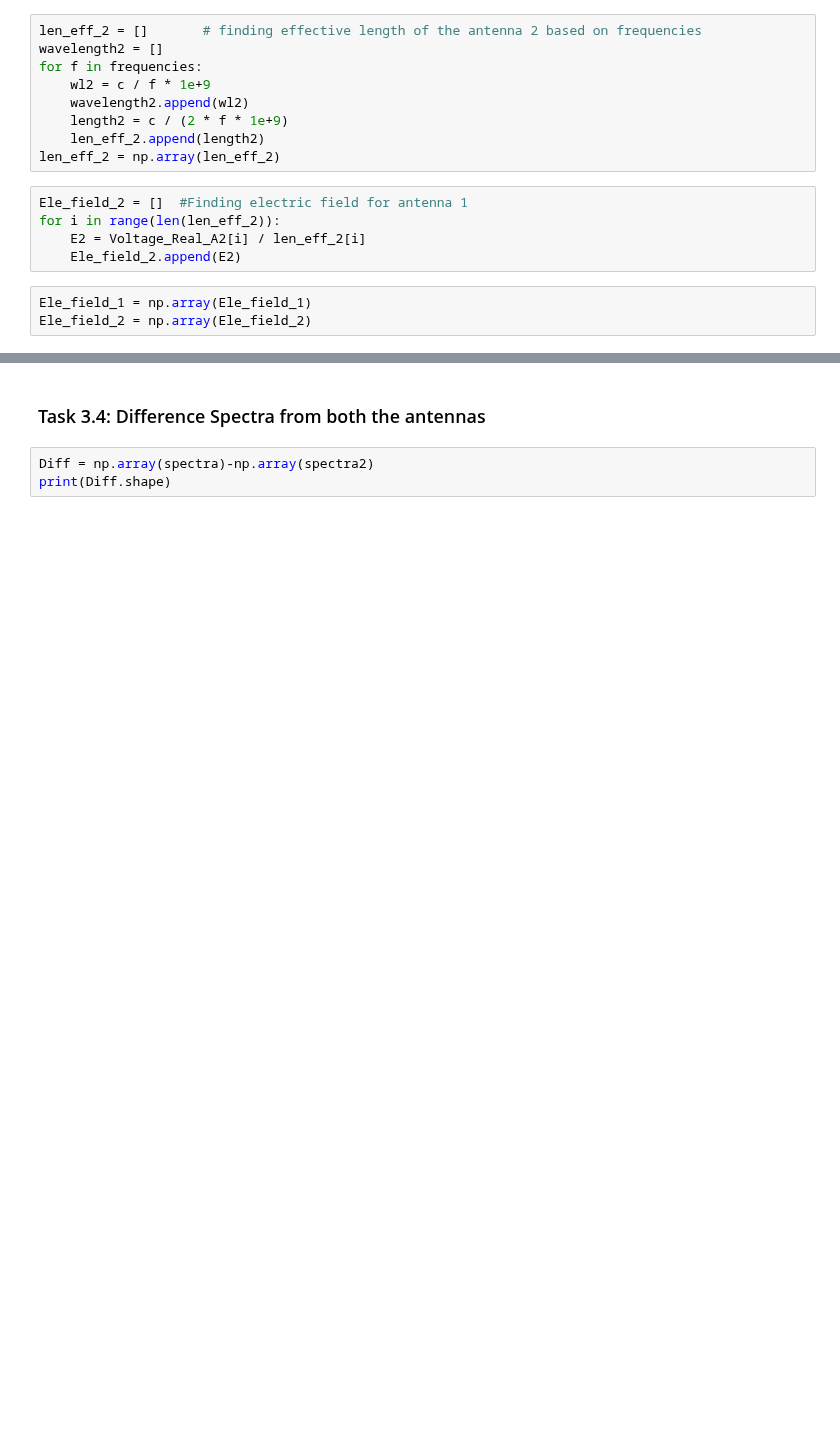
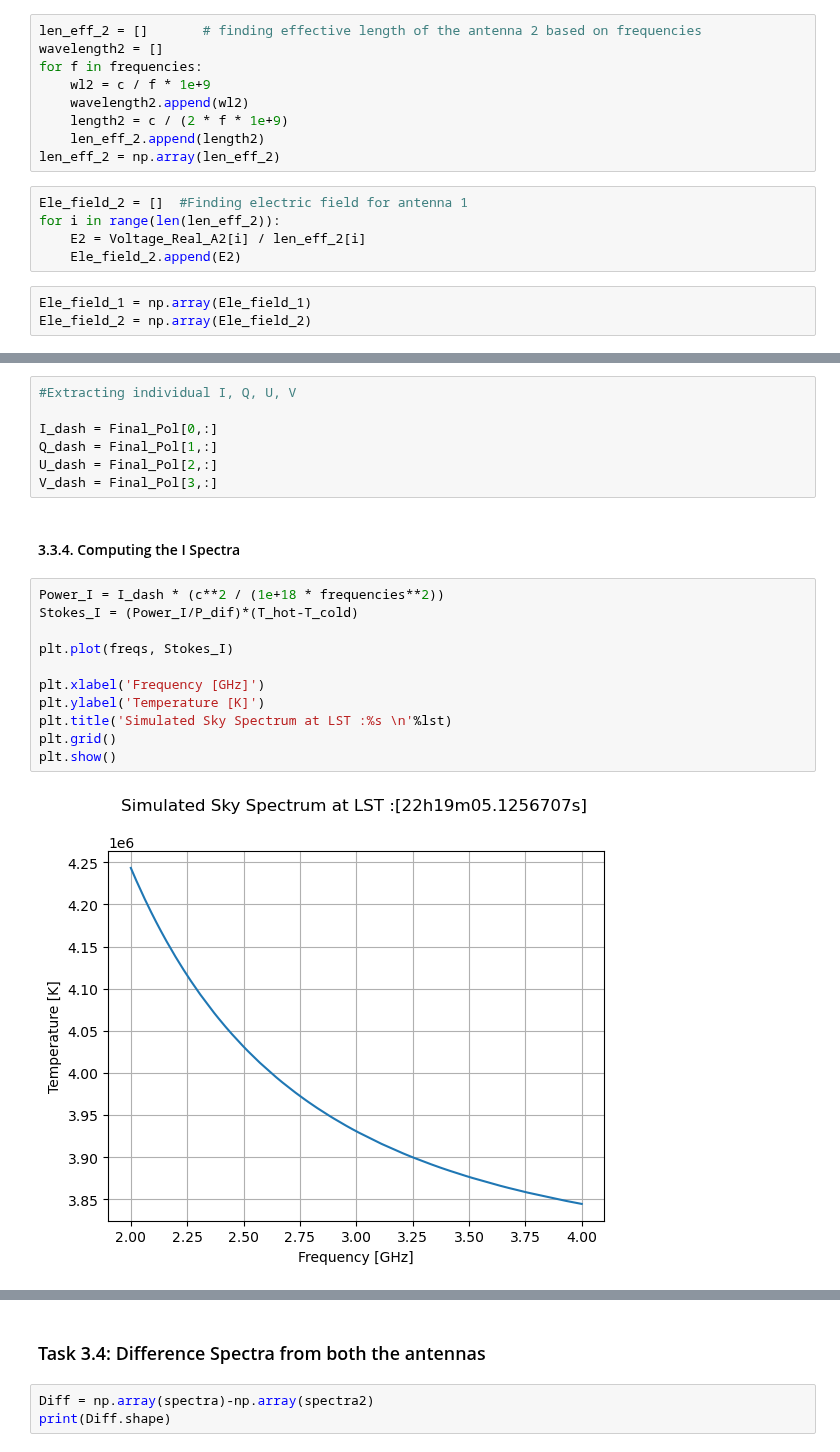
Before and after one commit to mayurisrao/APSERa, a Jupyter notebook: Apsera_Dual_Polarization_Modification.ipynb, the cells around one changed output, grey strips where cells are left out. Cells and saved outputs as stored; diff of their text form; blank space fills up the shorter version.

```diff
--- a/Apsera_Dual_Polarization_Modification.ipynb
+++ b/Apsera_Dual_Polarization_Modification.ipynb
@@ -817,0 +777,22 @@ plt.plot(Final_Pol[:,2])
+# %%
+#Extracting individual I, Q, U, V
+
+I_dash = Final_Pol[0,:]
+Q_dash = Final_Pol[1,:]
+U_dash = Final_Pol[2,:]
+V_dash = Final_Pol[3,:]
+# %% [markdown]
+#### 3.3.4. Computing the I Spectra
+# %%
+Power_I = I_dash * (c**2 / (1e+18 * frequencies**2))
+Stokes_I = (Power_I/P_dif)*(T_hot-T_cold)
+
+plt.plot(freqs, Stokes_I)
+
+plt.xlabel('Frequency [GHz]')
+plt.ylabel('Temperature [K]')
+plt.title('Simulated Sky Spectrum at LST :%s \n'%lst)
+plt.grid()
+plt.show()
+# %% [output]
+[figure, added]
```
Also changed, not shown: parts of 40 cells of this notebook.
